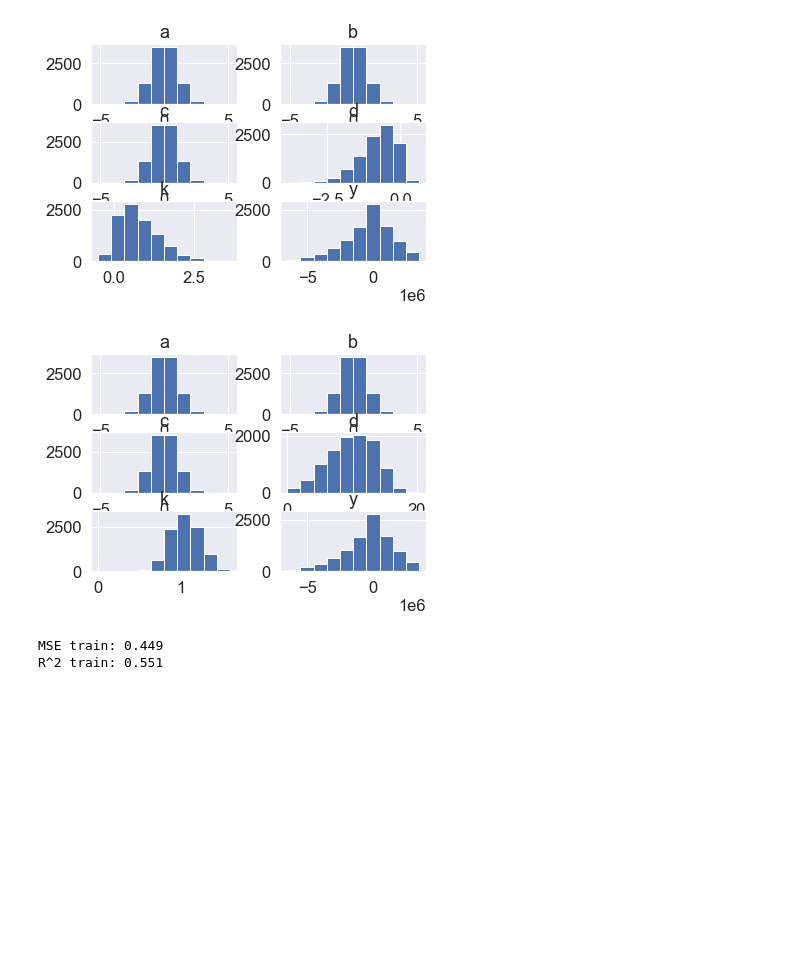
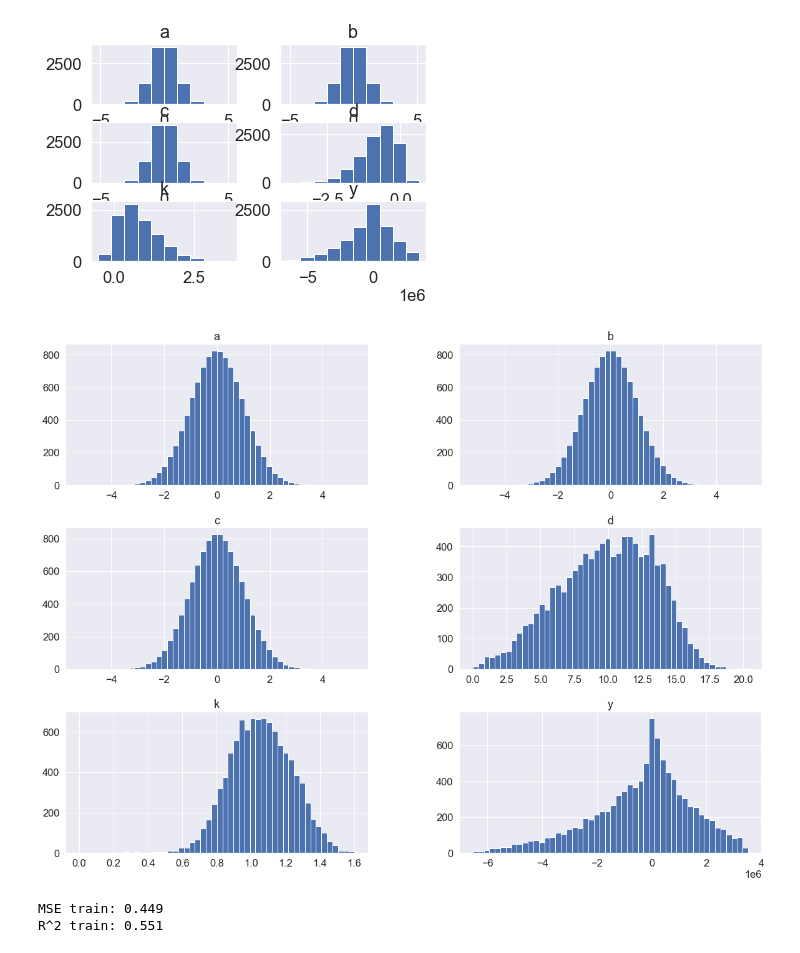
Before and after one commit to calebpelliott/Machine-Learning-CS559, a Jupyter notebook: HW2/F21_HW#2/HW#2/HW2_CS59_F21.ipynb, the cells around one changed output. Drawn from its saved outputs; the diff is of its cells as text; code cells hidden in the pictures; blank space fills up the shorter version.

```diff
--- a/HW2/F21_HW#2/HW#2/HW2_CS59_F21.ipynb
+++ b/HW2/F21_HW#2/HW#2/HW2_CS59_F21.ipynb
@@ -124,21 +124,21 @@ plt.show()
 # %%
 #Scale skewed data
 rskew_df=df[['k']]
 #Shift distribution to be positive
 rskew_df += np.abs(rskew_df.to_numpy().min())
 rskew_df= np.power((rskew_df),1/3)
 df['k'] = rskew_df
 
 lskew_df=df[['d']]
 #Shift distribution to be positive
 lskew_df += np.abs(lskew_df.to_numpy().min())
 lskew_df= np.power((lskew_df),2)
 df['d'] = lskew_df
 
-df.hist()
+df.hist(bins=50, figsize=(20,15))
 plt.show()
 # %% [output]
-[figure, old version]
+[figure, new version]
 # %%
 #Finally scale normal distributions
 from pandas.core.frame import DataFrame
```
Also changed, not shown: parts of 3 cells of this notebook, 1 other file.
